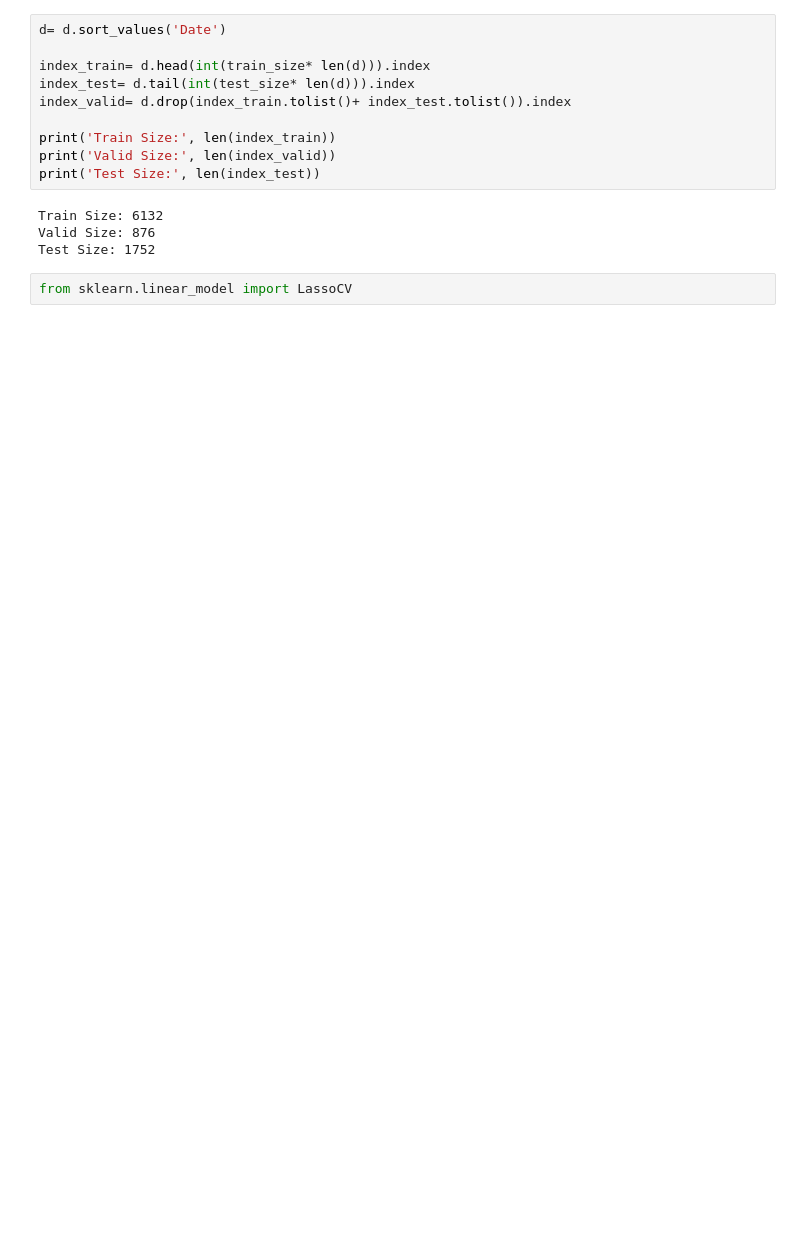
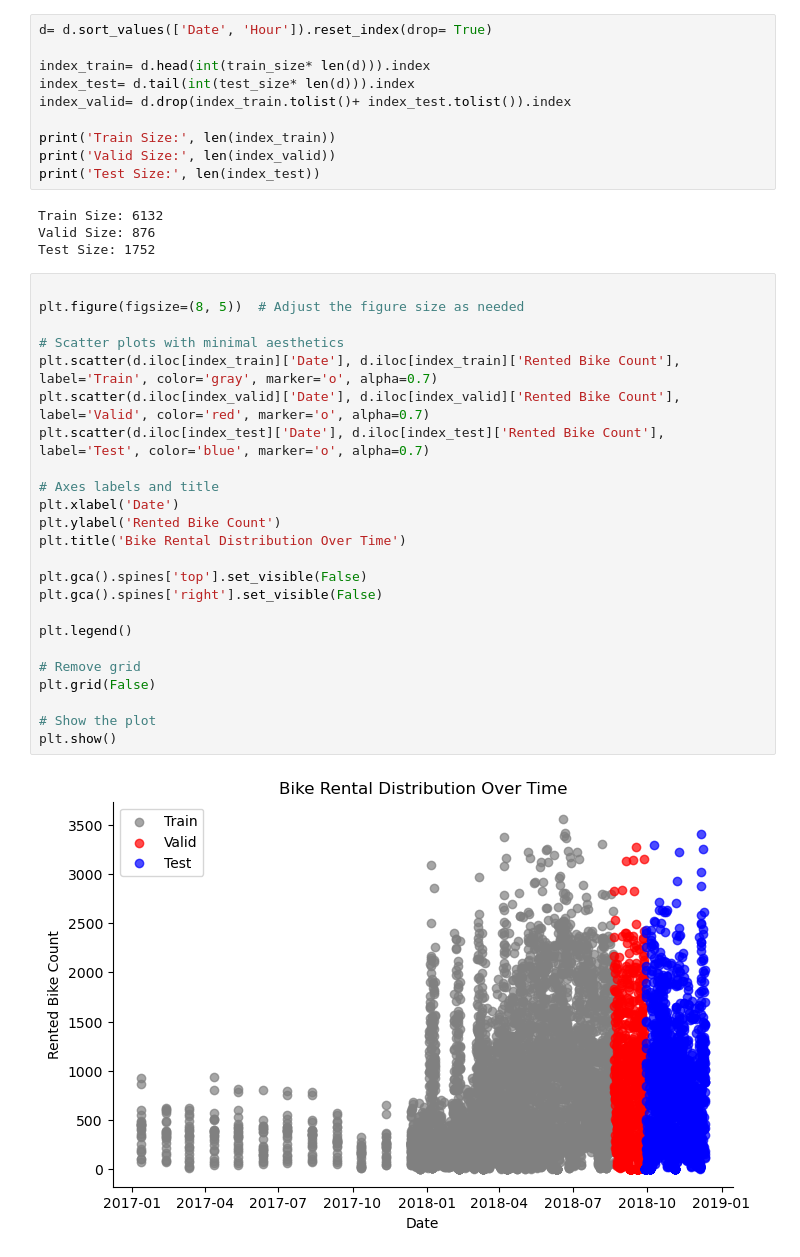
Before and after one commit to mozshen/TransportationPlanning, a Jupyter notebook: Project/Main.ipynb, the cells around one changed output. Drawn from its saved outputs; the diff is of its cells as text; blank space fills up the shorter version.

```diff
--- a/Project/Main.ipynb
+++ b/Project/Main.ipynb
@@ -358,7 +364,7 @@ train_size= 0.7
 valid_size= 0.1
 test_size= 1- train_size- valid_size
 # %%
-d= d.sort_values('Date')
+d= d.sort_values(['Date', 'Hour']).reset_index(drop= True)
 
 index_train= d.head(int(train_size* len(d))).index
 index_test= d.tail(int(test_size* len(d))).index
@@ -371,5 +377,29 @@ print('Test Size:', len(index_test))
 Train Size: 6132
 Valid Size: 876
 Test Size: 1752
-# %%
-from sklearn.linear_model import LassoCV
+# %%
+
+plt.figure(figsize=(8, 5))  # Adjust the figure size as needed
+
+# Scatter plots with minimal aesthetics
+plt.scatter(d.iloc[index_train]['Date'], d.iloc[index_train]['Rented Bike Count'], label='Train', color='gray', marker='o', alpha=0.7)
+plt.scatter(d.iloc[index_valid]['Date'], d.iloc[index_valid]['Rented Bike Count'], label='Valid', color='red', marker='o', alpha=0.7)
+plt.scatter(d.iloc[index_test]['Date'], d.iloc[index_test]['Rented Bike Count'], label='Test', color='blue', marker='o', alpha=0.7)
+
+# Axes labels and title
+plt.xlabel('Date')
+plt.ylabel('Rented Bike Count')
+plt.title('Bike Rental Distribution Over Time')
+
+plt.gca().spines['top'].set_visible(False)
+plt.gca().spines['right'].set_visible(False)
+
+plt.legend()
+
+# Remove grid
+plt.grid(False)
+
+# Show the plot
+plt.show()
+# %% [output]
+[figure, added]
```
Also changed, not shown: parts of 18 cells of this notebook.
